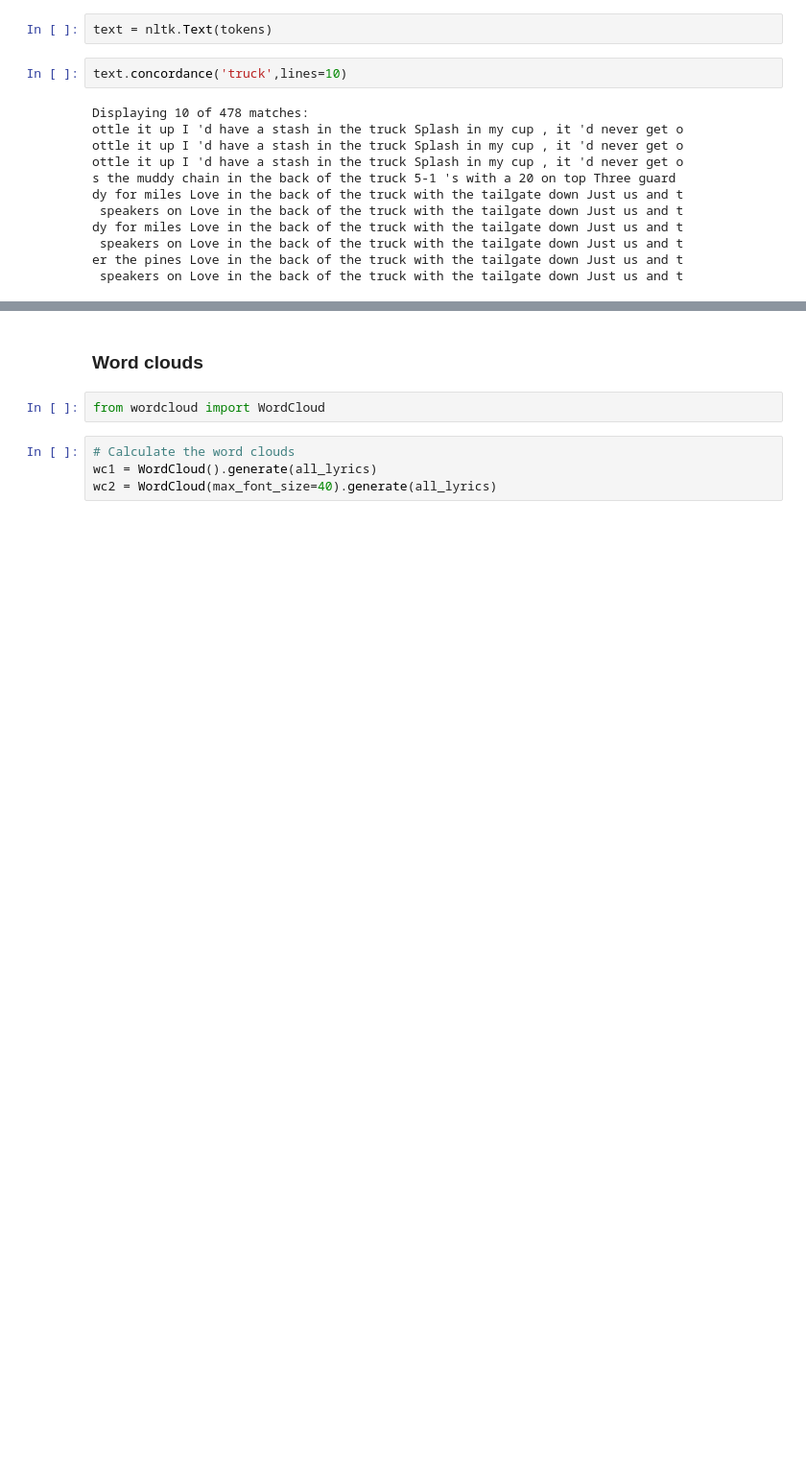
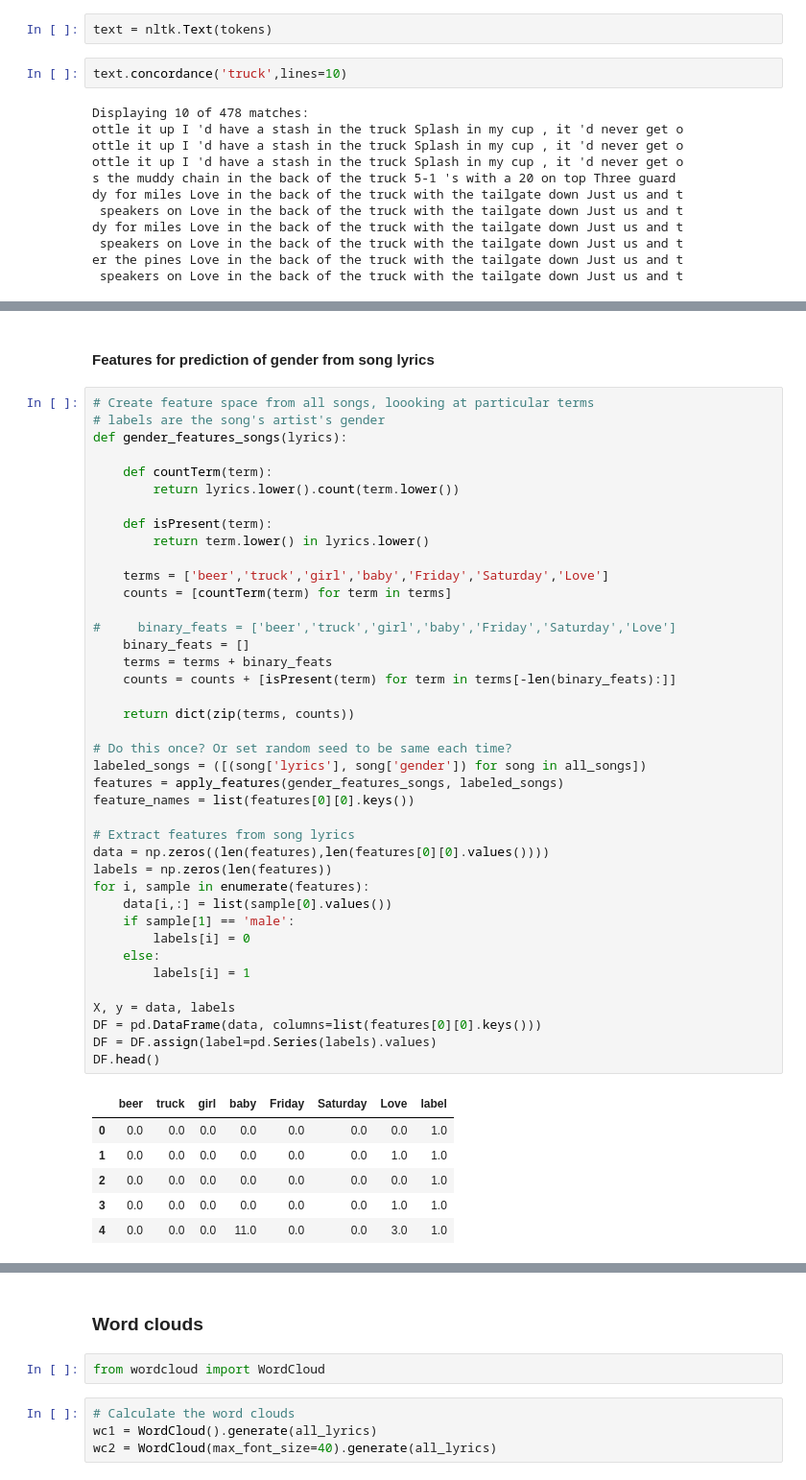
Before and after one commit to johnwmillr/trucks-and-beer, a Jupyter notebook: countryArtists.ipynb, the cells around one changed output, grey strips where cells are left out. Shown: that part at 96% size. Cells and saved outputs as stored; diff of their text form; blank space fills up the shorter version.

```diff
--- a/countryArtists.ipynb
+++ b/countryArtists.ipynb
@@ -502,0 +528,49 @@ er the pines Love in the back of the truck with the tailgate down Just us and t
+# %% [markdown]
+#### Features for prediction of gender from song lyrics
+# %%
+# Create feature space from all songs, loooking at particular terms
+# labels are the song's artist's gender
+def gender_features_songs(lyrics):
+
+    def countTerm(term):
+        return lyrics.lower().count(term.lower())
+
+    def isPresent(term):
+        return term.lower() in lyrics.lower()
+
+    terms = ['beer','truck','girl','baby','Friday','Saturday','Love']
+    counts = [countTerm(term) for term in terms]
+
+#     binary_feats = ['beer','truck','girl','baby','Friday','Saturday','Love']
+    binary_feats = []
+    terms = terms + binary_feats
+    counts = counts + [isPresent(term) for term in terms[-len(binary_feats):]]
+
+    return dict(zip(terms, counts))
+
+# Do this once? Or set random seed to be same each time?
+labeled_songs = ([(song['lyrics'], song['gender']) for song in all_songs])
+features = apply_features(gender_features_songs, labeled_songs)
+feature_names = list(features[0][0].keys())
+
+# Extract features from song lyrics
+data = np.zeros((len(features),len(features[0][0].values())))
+labels = np.zeros(len(features))
+for i, sample in enumerate(features):
+    data[i,:] = list(sample[0].values())
+    if sample[1] == 'male':
+        labels[i] = 0
+    else:
+        labels[i] = 1
+
+X, y = data, labels
+DF = pd.DataFrame(data, columns=list(features[0][0].keys()))
+DF = DF.assign(label=pd.Series(labels).values)
+DF.head()
+# %% [output]
+|  | beer | truck | girl | baby | Friday | Saturday | Love | label |
+| 0 | 0.0 | 0.0 | 0.0 | 0.0 | 0.0 | 0.0 | 0.0 | 1.0 |
+| 1 | 0.0 | 0.0 | 0.0 | 0.0 | 0.0 | 0.0 | 1.0 | 1.0 |
+| 2 | 0.0 | 0.0 | 0.0 | 0.0 | 0.0 | 0.0 | 0.0 | 1.0 |
+| 3 | 0.0 | 0.0 | 0.0 | 0.0 | 0.0 | 0.0 | 1.0 | 1.0 |
+| 4 | 0.0 | 0.0 | 0.0 | 11.0 | 0.0 | 0.0 | 3.0 | 1.0 |
```
Also changed, not shown: parts of 14 cells of this notebook.
